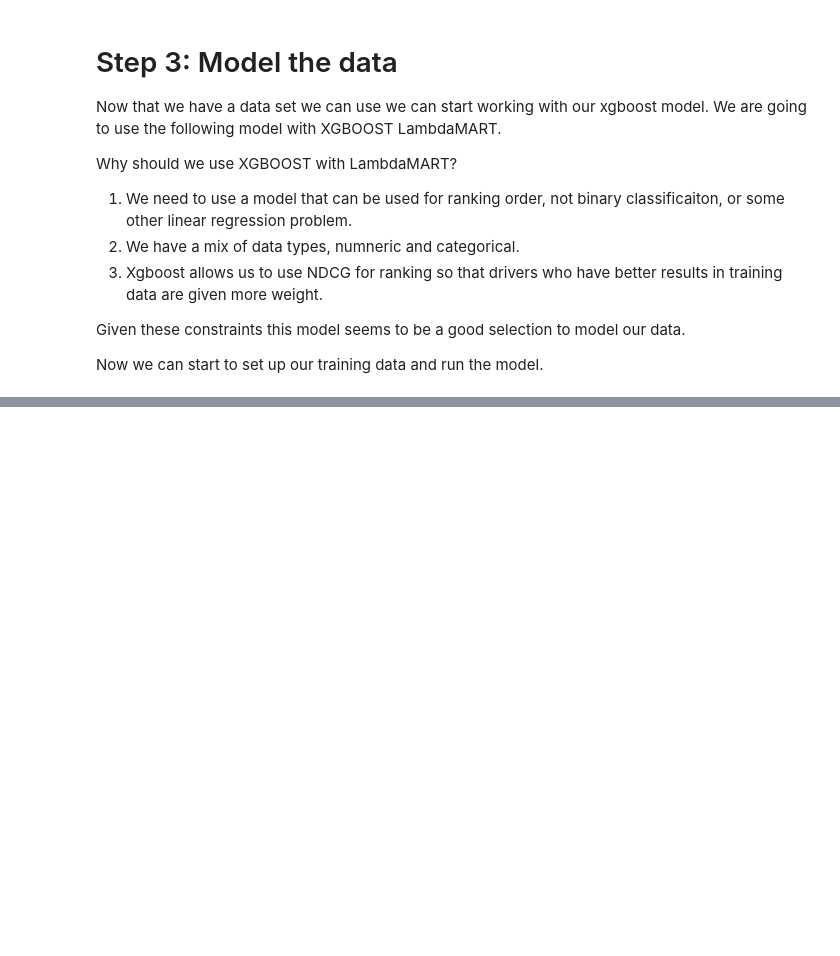
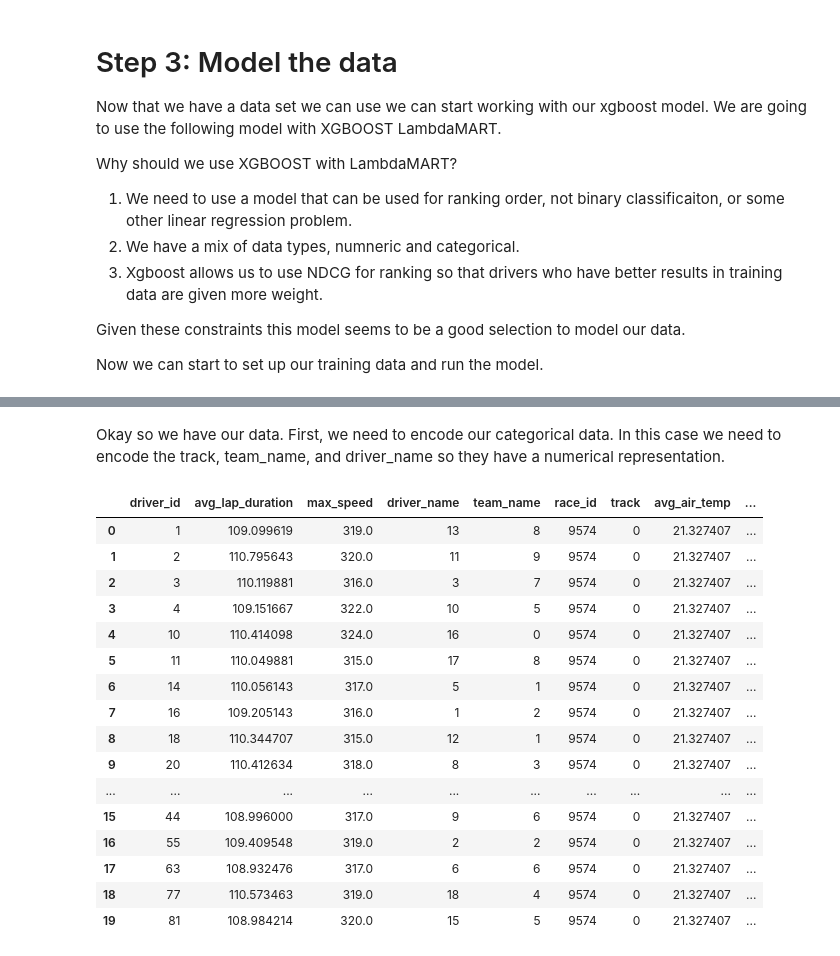
Before and after one commit to elcid14/f1-machine-learning-project, a Jupyter notebook: f1-prediction-project.ipynb, the cells around one changed output, grey strips where cells are left out. Cells and saved outputs as stored; diff of their text form; code cells hidden in the pictures; blank space fills up the shorter version.

```diff
--- a/f1-prediction-project.ipynb
+++ b/f1-prediction-project.ipynb
@@ -329,0 +340,27 @@ Now we can start to set up our training data and run the model.
+# %% [markdown]
+Okay so we have our data. First, we need to encode our categorical data. In this case we need to encode the track, team_name, and driver_name so they have a numerical representation.
+# %%
+label_encoder = LabelEncoder()
+final_data_frame["track"] = label_encoder.fit_transform(final_data_frame["track"])
+final_data_frame["team_name"] = label_encoder.fit_transform(final_data_frame["team_name"])
+final_data_frame["driver_name"] = label_encoder.fit_transform(final_data_frame["driver_name"])
+
+final_data_frame
+# %% [output]
+|  | driver_id | avg_lap_duration | max_speed | driver_name | team_name | race_id | track | avg_air_temp | ... |
+| 0 | 1 | 109.099619 | 319.0 | 13 | 8 | 9574 | 0 | 21.327407 | ... |
+| 1 | 2 | 110.795643 | 320.0 | 11 | 9 | 9574 | 0 | 21.327407 | ... |
+| 2 | 3 | 110.119881 | 316.0 | 3 | 7 | 9574 | 0 | 21.327407 | ... |
+| 3 | 4 | 109.151667 | 322.0 | 10 | 5 | 9574 | 0 | 21.327407 | ... |
+| 4 | 10 | 110.414098 | 324.0 | 16 | 0 | 9574 | 0 | 21.327407 | ... |
+| 5 | 11 | 110.049881 | 315.0 | 17 | 8 | 9574 | 0 | 21.327407 | ... |
+| 6 | 14 | 110.056143 | 317.0 | 5 | 1 | 9574 | 0 | 21.327407 | ... |
+| 7 | 16 | 109.205143 | 316.0 | 1 | 2 | 9574 | 0 | 21.327407 | ... |
+| 8 | 18 | 110.344707 | 315.0 | 12 | 1 | 9574 | 0 | 21.327407 | ... |
+| 9 | 20 | 110.412634 | 318.0 | 8 | 3 | 9574 | 0 | 21.327407 | ... |
+| ... | ... | ... | ... | ... | ... | ... | ... | ... | ... |
+| 15 | 44 | 108.996000 | 317.0 | 9 | 6 | 9574 | 0 | 21.327407 | ... |
+| 16 | 55 | 109.409548 | 319.0 | 2 | 2 | 9574 | 0 | 21.327407 | ... |
+| 17 | 63 | 108.932476 | 317.0 | 6 | 6 | 9574 | 0 | 21.327407 | ... |
+| 18 | 77 | 110.573463 | 319.0 | 18 | 4 | 9574 | 0 | 21.327407 | ... |
+| 19 | 81 | 108.984214 | 320.0 | 15 | 5 | 9574 | 0 | 21.327407 | ... |
```
Also changed, not shown: parts of 6 cells of this notebook.
